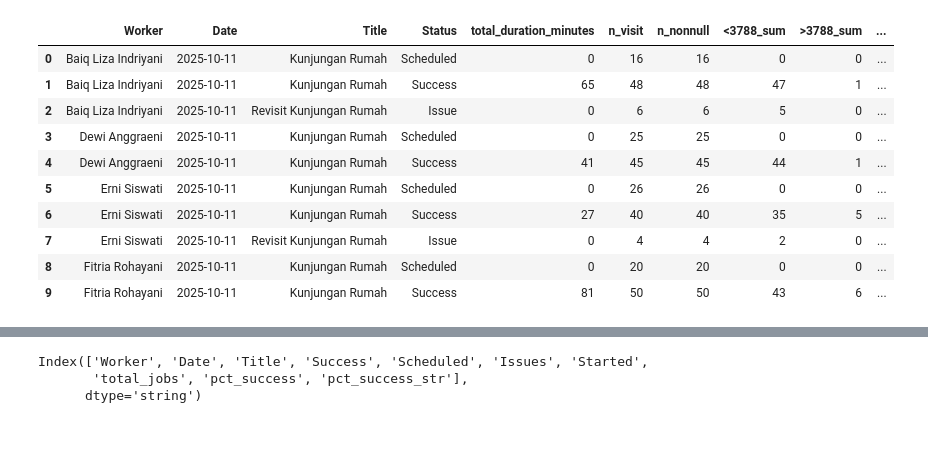
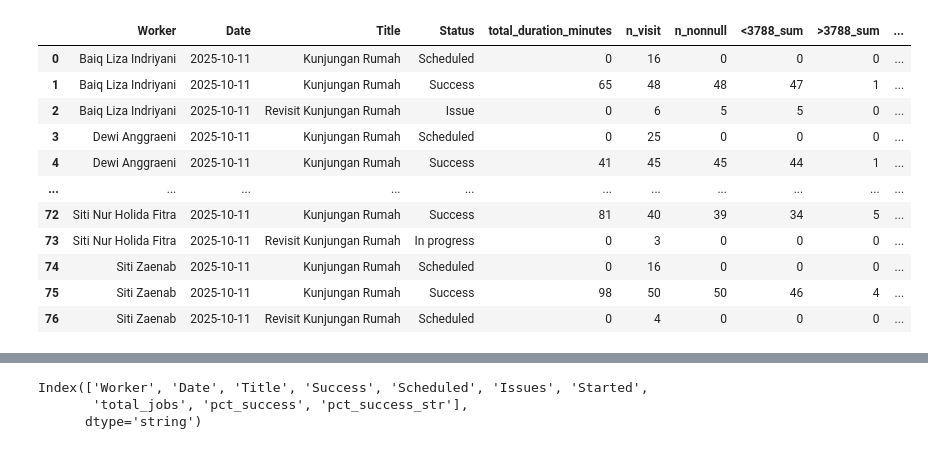
Before and after one commit to ihrisikesa/DWS, a Jupyter notebook: DWS_Sahabat_Sehat_Progress_Lobar.ipynb, the cells around one changed output, grey strips where cells are left out. Saved outputs shown, nothing was run; the diff lists cells and outputs as text; code cells hidden in the pictures.

```diff
--- a/DWS_Sahabat_Sehat_Progress_Lobar.ipynb
+++ b/DWS_Sahabat_Sehat_Progress_Lobar.ipynb
@@ -80,6 +80,18 @@ if date_col is None:
 
 print(f"Using columns -> Manual check-in: '{manual_col}', Date: '{date_col}'")
 
+
+# ==== 3.5) Canonicalize text columns (ADD THIS right after reading df) ====
+def _canon(s: pd.Series) -> pd.Series:
+    s = s.astype("string")
+    # replace non-breaking spaces with normal spaces, collapse runs, trim
+    s = s.str.replace("\u00A0", " ", regex=False).str.replace(r"\s+", " ", regex=True).str.strip()
+    return s
+
+for col in ["Worker", "Title", "Status"]:
+    if col in df.columns:
+        df[col] = _canon(df[col])
+
 # ==== 4) Parse 'Manual check-in' durations to minutes ====
 def minutes_from_manual(series: pd.Series) -> pd.Series:
     """
@@ -126,31 +138,28 @@ def minutes_from_manual(series: pd.Series) -> pd.Series:
 df["dur_ci_co_min"] = minutes_from_manual(df[manual_col])
 
 
-# ==== 5) Optional filter to Kunjungan Rumah + (Success OR Scheduled) ====
+# ==== 5) Optional filter toggle (RE-ENABLE, now that text is clean) ====
+df_kunj = df.copy()
 if FILTER_KUNJUNGAN_SUCCESS:
-    df_kunj = df.loc[
-        df["Title"].eq("Kunjungan Rumah")
-        & df["Status"].isin(["Success"])
+    df_kunj = df_kunj[
+        (df_kunj["Title"].eq("Kunjungan Rumah")) &
+        (df_kunj["Status"].eq("Success"))
     ].copy()
-else:
-    df_kunj = df.copy()
 
-
-# ==== 6) Build Date key (date only) ====
+# ==== 6) Date key (unchanged) ====
 df_kunj["Date_key"] = pd.to_datetime(df_kunj[date_col], errors="coerce").dt.date
 
-# ==== 7) Indicators vs 3.788 minutes ====
+# ==== 7) Indicators vs 3.788 minutes (treat NaN safely) ====
 mins = pd.to_numeric(df_kunj["dur_ci_co_min"], errors="coerce")
-df_kunj["lt_3_788"] = (mins < THRESH_MIN).astype("Int8")
-df_kunj["gt_3_788"] = (mins > THRESH_MIN).astype("Int8")
+df_kunj["lt_3_788"] = ((mins < THRESH_MIN) & mins.notna()).astype("int64")
+df_kunj["gt_3_788"] = ((mins > THRESH_MIN) & mins.notna()).astype("int64")
 
-# ==== 8) Group & aggregate ====
-# Group by Worker × Date × Title × Status; keep NaNs (dropna=False)
+# ==== 8) Group & aggregate (FIX n_nonnull) ====
 gb = (df_kunj.groupby(["Worker", "Date_key", "Title", "Status"], dropna=False, as_index=False)
       .agg(
-          total_m      = ("dur_ci_co_min", lambda s: pd.to_numeric(s, errors="coerce").fillna(0).sum()),
+          total_m      = ("dur_ci_co_min", lambda s: pd.to_numeric(s, errors="coerce").sum(skipna=True)),
           n_rows       = ("dur_ci_co_min", "size"),
-          n_nonnull    = ("dur_ci_co_min", lambda s: pd.to_numeric(s, errors="coerce").notna().count()),
+          n_nonnull    = ("dur_ci_co_min", lambda s: pd.to_numeric(s, errors="coerce").notna().sum()),  # FIX
           lt_3_788_sum = ("lt_3_788", "sum"),
           gt_3_788_sum = ("gt_3_788", "sum"),
       ))
@@ -159,12 +168,12 @@ gb = (df_kunj.groupby(["Worker", "Date_key", "Title", "Status"], dropna=False, a
 for c in ["total_m", "n_rows", "n_nonnull", "lt_3_788_sum", "gt_3_788_sum"]:
     gb[c] = pd.to_numeric(gb[c], errors="coerce").fillna(0).astype("int64")
 
-# Averages & percentages (use n_nonnull to avoid bias from missing durations)
+# Averages & percentages
 gb["avg_m"] = np.where(gb["n_nonnull"] > 0, gb["total_m"] / gb["n_nonnull"], np.nan).round(2)
 gb["percentage_<3788"] = np.where(gb["n_nonnull"] > 0, gb["lt_3_788_sum"] / gb["n_nonnull"] * 100, np.nan).round(2)
 gb["percentage_>3788"] = np.where(gb["n_nonnull"] > 0, gb["gt_3_788_sum"] / gb["n_nonnull"] * 100, np.nan).round(2)
 
-# ==== 9) Tidy & rename ====
+# ==== 9) Tidy & rename (unchanged) ====
 gb = (gb.rename(columns={"Date_key":"Date"})
         .sort_values(["Worker","Date","Title","Status"])
         .rename(columns={
@@ -175,15 +184,39 @@ gb = (gb.rename(columns={"Date_key":"Date"})
             "gt_3_788_sum": ">3788_sum"
         }))
 
-# Optional: keep only Kunjungan Rumah + Success in the final table (independent of earlier toggle)
-gb_kunj = gb[(gb["Title"] == "Kunjungan Rumah") & (gb["Status"].isin(["Success"]))].copy()
+# ==== 9b) (Optional) Aggregate across Title/Status per Worker×Date ====
+# This is the “all rows for Muhibbah” view that should show 58 for the date in your screenshot.
+gb_by_worker_date = (gb.groupby(["Worker","Date"], as_index=False)
+    .agg(
+        total_duration_minutes=("total_duration_minutes","sum"),
+        n_visit=("n_visit","sum"),
+        n_nonnull=("n_nonnull","sum"),
+        **{"<3788_sum":("<3788_sum","sum"), ">3788_sum":(">3788_sum","sum")}
+    ))
+gb_by_worker_date["avg_duration_minutes"] = np.where(
+    gb_by_worker_date["n_nonnull"]>0,
+    gb_by_worker_date["total_duration_minutes"]/gb_by_worker_date["n_nonnull"],
+    np.nan
+).round(2)
+gb_by_worker_date["percentage_<3788"] = np.where(
+    gb_by_worker_date["n_nonnull"]>0,
+    gb_by_worker_date["<3788_sum"]/gb_by_worker_date["n_nonnull"]*100, np.nan
+).round(2)
+gb_by_worker_date["percentage_>3788"] = np.where(
+    gb_by_worker_date["n_nonnull"]>0,
+    gb_by_worker_date[">3788_sum"]/gb_by_worker_date["n_nonnull"]*100, np.nan
+).round(2)
 
 # ==== 10) Peek results ====
-print("\n=== Aggregated (all titles/status) head ===")
-display(gb.head(10))
+print("\n=== Aggregated (by Worker×Date×Title×Status) ===")
+display(gb)
 
-print("\n=== Kunjungan Rumah + Success head ===")
-display(gb_kunj.head(10))
+print("\n=== Aggregated (by Worker×Date; all statuses merged) ===")
+display(gb_by_worker_date)
+
+print("\n=== Kunjungan Rumah + Success only ===")
+gb_kunj = gb[(gb["Title"] == "Kunjungan Rumah") & (gb["Status"].eq("Success"))].copy()
+display(gb_kunj)
 # %% [output]
 Drive already mounted at /content/drive; to attempt to forcibly remount, call drive.mount("/content/drive", force_remount=True).
 Reading: jobs-report - Septhia Salwa Zulfatiha.csv
@@ -193,11 +226,12 @@ Using columns -> Manual check-in: 'Manual check-in', Date: 'Date'
 |  | Worker | Date | Title | Status | total_duration_minutes | n_visit | n_nonnull | <3788_sum | >3788_sum | ... |
-| 0 | Baiq Liza Indriyani | 2025-10-11 | Kunjungan Rumah | Scheduled | 0 | 16 | 16 | 0 | 0 | ... |
+| 0 | Baiq Liza Indriyani | 2025-10-11 | Kunjungan Rumah | Scheduled | 0 | 16 | 0 | 0 | 0 | ... |
 | 1 | Baiq Liza Indriyani | 2025-10-11 | Kunjungan Rumah | Success | 65 | 48 | 48 | 47 | 1 | ... |
-| 2 | Baiq Liza Indriyani | 2025-10-11 | Revisit Kunjungan Rumah | Issue | 0 | 6 | 6 | 5 | 0 | ... |
-| 3 | Dewi Anggraeni | 2025-10-11 | Kunjungan Rumah | Scheduled | 0 | 25 | 25 | 0 | 0 | ... |
+| 2 | Baiq Liza Indriyani | 2025-10-11 | Revisit Kunjungan Rumah | Issue | 0 | 6 | 5 | 5 | 0 | ... |
+| 3 | Dewi Anggraeni | 2025-10-11 | Kunjungan Rumah | Scheduled | 0 | 25 | 0 | 0 | 0 | ... |
 | 4 | Dewi Anggraeni | 2025-10-11 | Kunjungan Rumah | Success | 41 | 45 | 45 | 44 | 1 | ... |
-| 5 | Erni Siswati | 2025-10-11 | Kunjungan Rumah | Scheduled | 0 | 26 | 26 | 0 | 0 | ... |
-| 6 | Erni Siswati | 2025-10-11 | Kunjungan Rumah | Success | 27 | 40 | 40 | 35 | 5 | ... |
-| 7 | Erni Siswati | 2025-10-11 | Revisit Kunjungan Rumah | Issue | 0 | 4 | 4 | 2 | 0 | ... |
-| 8 | Fitria Rohayani | 2025-10-11 | Kunjungan Rumah | Scheduled | 0 | 20 | 20 | 0 | 0 | ... |
-| 9 | Fitria Rohayani | 2025-10-11 | Kunjungan Rumah | Success | 81 | 50 | 50 | 43 | 6 | ... |
+| ... | ... | ... | ... | ... | ... | ... | ... | ... | ... | ... |
+| 72 | Siti Nur Holida Fitra | 2025-10-11 | Kunjungan Rumah | Success | 81 | 40 | 39 | 34 | 5 | ... |
+| 73 | Siti Nur Holida Fitra | 2025-10-11 | Revisit Kunjungan Rumah | In progress | 0 | 3 | 0 | 0 | 0 | ... |
+| 74 | Siti Zaenab | 2025-10-11 | Kunjungan Rumah | Scheduled | 0 | 16 | 0 | 0 | 0 | ... |
+| 75 | Siti Zaenab | 2025-10-11 | Kunjungan Rumah | Success | 98 | 50 | 50 | 46 | 4 | ... |
+| 76 | Siti Zaenab | 2025-10-11 | Revisit Kunjungan Rumah | Scheduled | 0 | 4 | 0 | 0 | 0 | ... |
```
Also changed, not shown: parts of 3 cells of this notebook.
